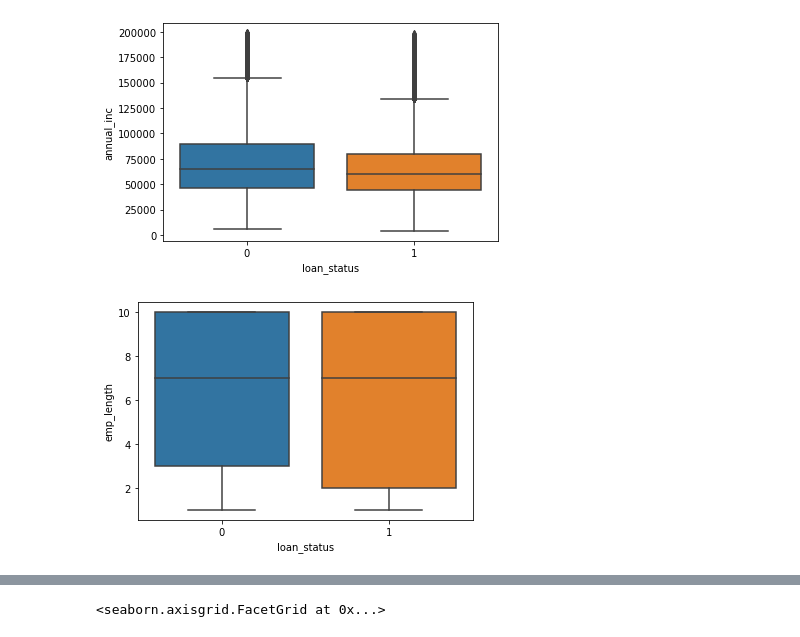
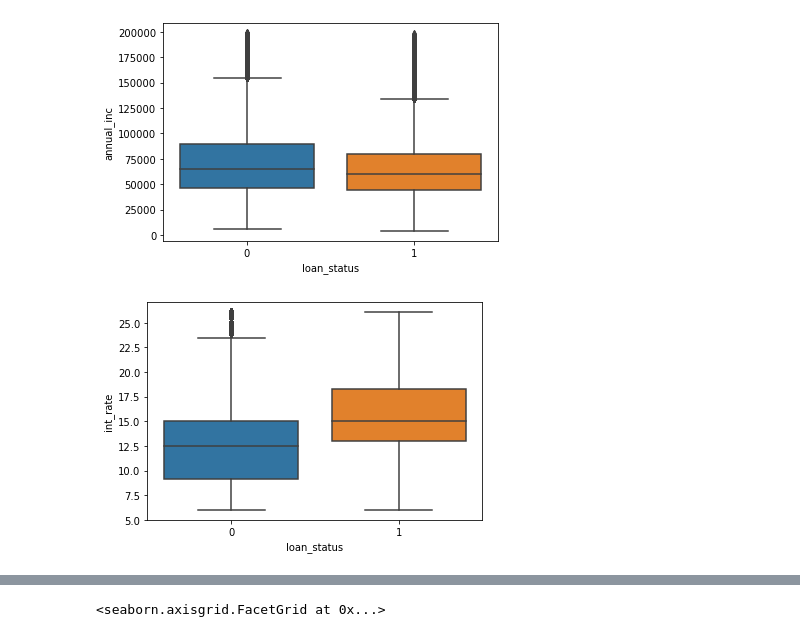
Before and after one commit to MarlonFacey/LoanDataLogReg, a Jupyter notebook: Loan Data EDA.ipynb, the cells around one changed output, grey strips where cells are left out. Saved outputs shown, nothing was run; the diff lists cells and outputs as text; code cells hidden in the pictures.

```diff
--- a/Loan Data EDA.ipynb
+++ b/Loan Data EDA.ipynb
@@ -163,6 +148,6 @@ ax = sn.boxplot(y=boxplot_df['annual_inc'], x=boxplot_df['loan_status'])
 # %% [output]
 [figure]
 # %%
-ax = sn.boxplot(y=df['emp_length'], x=df['loan_status'])
+ax = sn.boxplot(y=df['int_rate'], x=df['loan_status'])
 # %% [output]
-[figure, old version]
+[figure, new version]
```
Also changed, not shown: parts of 54 cells of this notebook.
